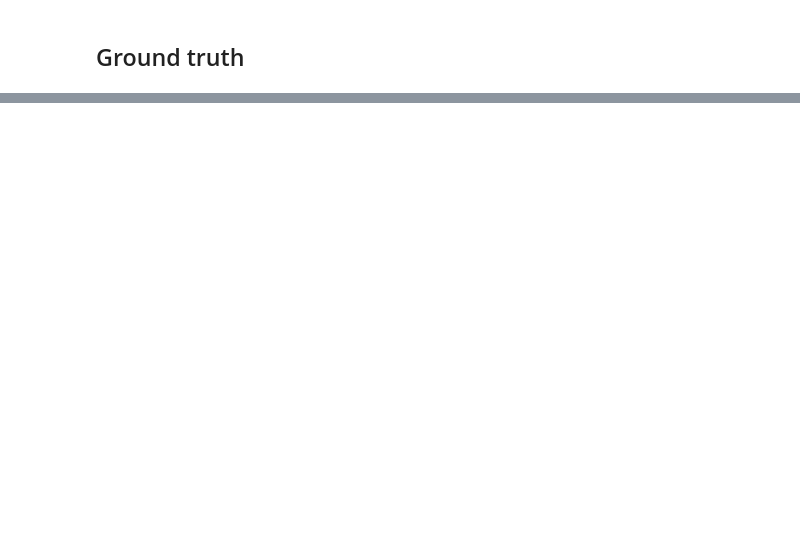
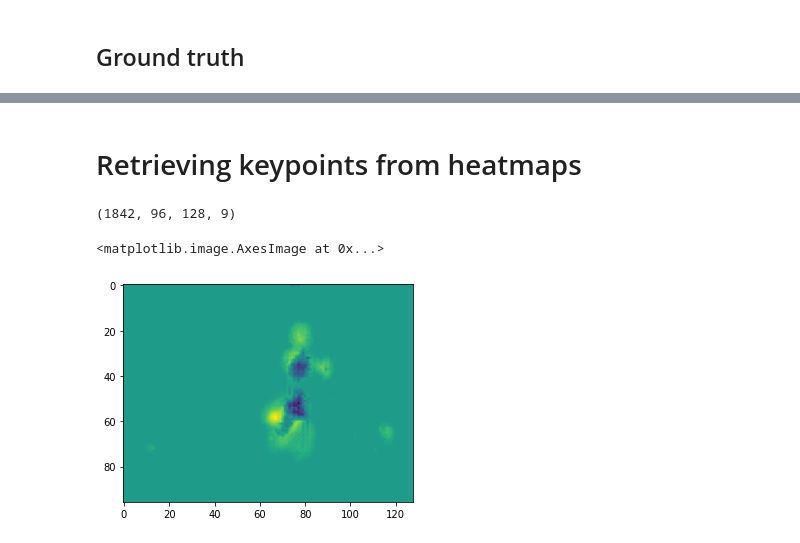
Before and after one commit to cziczer/uczenie-maszyn, a Jupyter notebook: Keypoints lab/Drill keypoints detection.ipynb, the cells around one changed output, grey strips where cells are left out. Saved outputs shown, nothing was run; the diff lists cells and outputs as text; code cells hidden in the pictures; blank space fills up the shorter version.

```diff
--- a/Keypoints lab/Drill keypoints detection.ipynb
+++ b/Keypoints lab/Drill keypoints detection.ipynb
@@ -220,0 +223,32 @@ Clipping input data to the valid range for imshow with RGB data ([0..1] for floa
+# %% [markdown]
+# Retrieving keypoints from heatmaps
+# %%
+def retrieve_keypoint(heatmap):
+    indices = np.unravel_index(np.argmax(heatmap), heatmap.shape)
+    return indices
+
+def retrieve_keypoints(heatmaps):
+    keypoints = []
+    for i in range(heatmaps.shape[2]):
+        keypoints.append(np.array(retrieve_keypoint(heatmaps[:, :, i]), dtype=np.int32))
+
+    return np.array(keypoints)
+
+def pred_all(model, im_train, im_test, batch=50):
+    pred_heatmaps = []
+    for dataset_images in [im_train, im_test]:
+        for i in range(0, dataset_images.shape[0], batch):
+            # print(i)
+            pred_heatmaps.append(model.predict(dataset_images[i:(i+batch)])[-1])
+
+    return np.vstack(pred_heatmaps)
+# %%
+pred_heatmaps = pred_all(stacked_hourglass_model, images_train, images_test)
+pred_heatmaps.shape
+# %% [output]
+(1842, 96, 128, 9)
+# %%
+plt.imshow(pred_heatmaps[0, :, :, 0])
+# %% [output]
+<matplotlib.image.AxesImage at 0x...>
+[figure, added]
```
Also changed, not shown: parts of 22 cells of this notebook, 18 other files.
